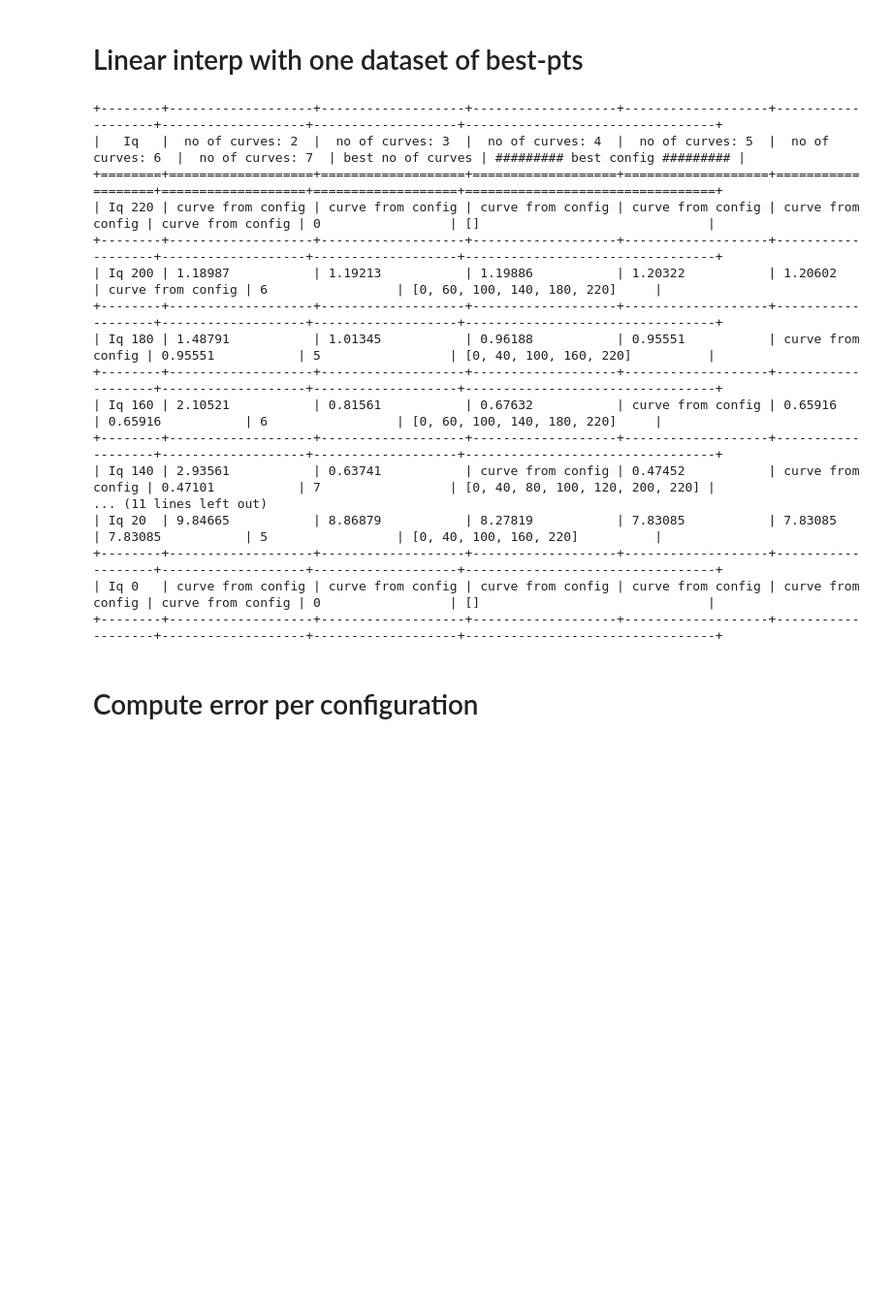
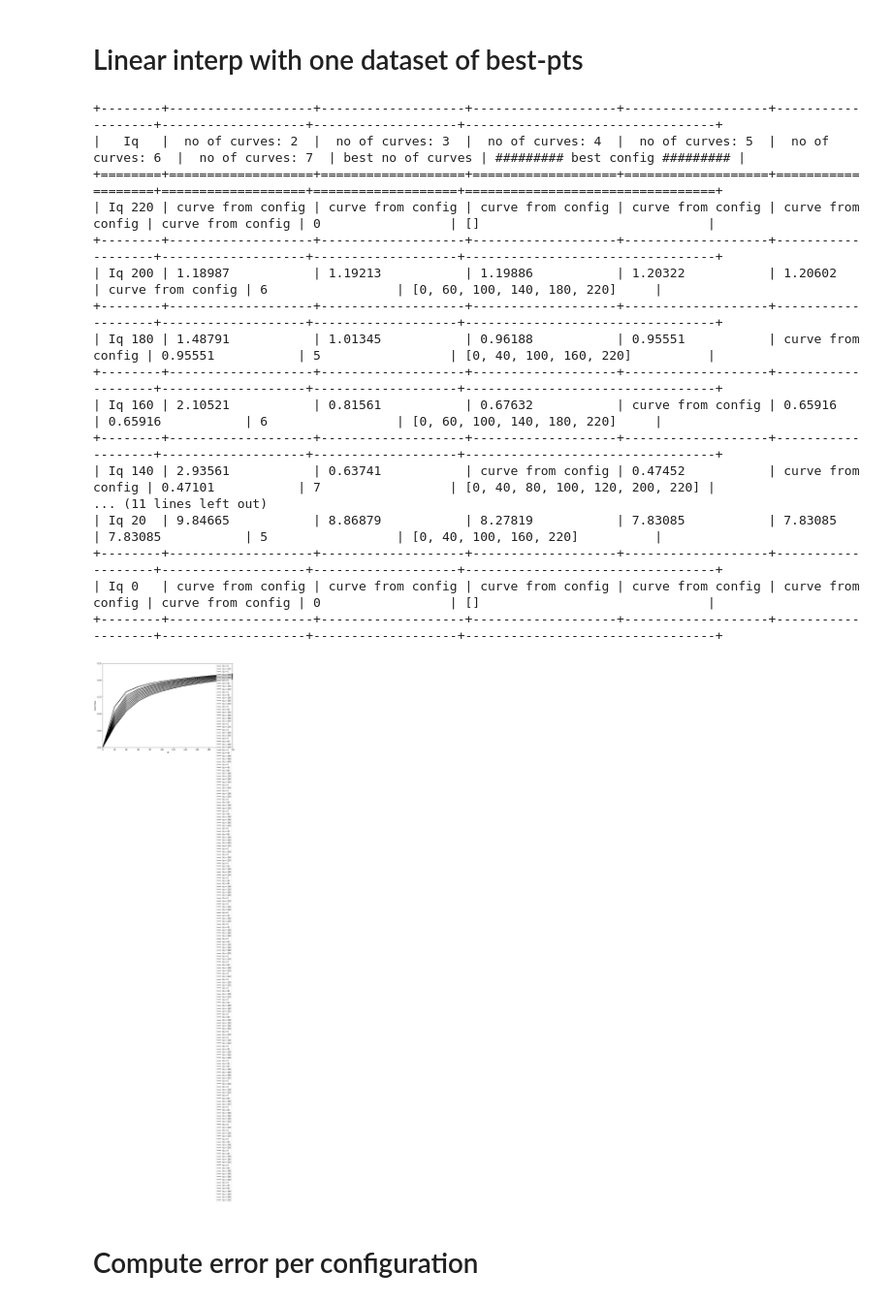
Before and after one commit to gleotescu/iq_interpolation, a Jupyter notebook: curve.ipynb, the cells around one changed output. Shown at 97% size. Cells and saved outputs as stored; diff of their text form; code cells hidden in the pictures; blank space fills up the shorter version.

Commit message:
plotted the configuration curves with black

```diff
--- a/curve.ipynb
+++ b/curve.ipynb
@@ -61,6 +61,7 @@ def data_from_file(file_name,case):
 
 
 ids, dfs, iqs, xLabel, yLabel, Is = data_from_file('i_direct_flux', 1)
+plt.rcParams["figure.figsize"] = [12, 8]
 # %% [markdown]
 # Plot all Iqs curves
 # %%
@@ -279,7 +282,8 @@ for curves_num in config_curves_num:#pt fiecare nr de curbe din 11,10,...3
 # %% [markdown]
 # Linear interp with one dataset of best-pts
 # %%
-import sys
+# ##
+import sys #
 from scipy.interpolate import interp1d
 from scipy import interpolate
 
@@ -401,37 +405,48 @@ for curve in all_curves:
 #         plt.grid()
 #         plt.show()
 
-
+        for i in indices:
+            df = dfs[:, i]
+            plt.plot(ids, df, label='Iq = %d' %iqs[i], color = 'black')
+            plt.ylim([0, 0.25])
+            plt.xlim([0, 220])
+            plt.xticks(ids)
+            plt.xlabel(xLabel)
+            plt.ylabel(yLabel)
+            plt.legend(loc='best')
+#         plt.grid()
+#         plt.show()
 
 
         row.append(best_err_gr)
 
     row.append(len(best_config))
     row.append(best_config)
 
     rows.append(row)
 
 
 table = plotTable(headers=headers, rows=rows, column_width=True, precision=5)
 print(table)
 # %% [output]
 +--------+-------------------+-------------------+-------------------+-------------------+-------------------+-------------------+-------------------+---------------------------------+
 |   Iq   |  no of curves: 2  |  no of curves: 3  |  no of curves: 4  |  no of curves: 5  |  no of curves: 6  |  no of curves: 7  | best no of curves | ######### best config ######### |
 +========+===================+===================+===================+===================+===================+===================+===================+=================================+
 | Iq 220 | curve from config | curve from config | curve from config | curve from config | curve from config | curve from config | 0                 | []                              |
 +--------+-------------------+-------------------+-------------------+-------------------+-------------------+-------------------+-------------------+---------------------------------+
 | Iq 200 | 1.18987           | 1.19213           | 1.19886           | 1.20322           | 1.20602           | curve from config | 6                 | [0, 60, 100, 140, 180, 220]     |
 +--------+-------------------+-------------------+-------------------+-------------------+-------------------+-------------------+-------------------+---------------------------------+
 | Iq 180 | 1.48791           | 1.01345           | 0.96188           | 0.95551           | curve from config | 0.95551           | 5                 | [0, 40, 100, 160, 220]          |
 +--------+-------------------+-------------------+-------------------+-------------------+-------------------+-------------------+-------------------+---------------------------------+
 | Iq 160 | 2.10521           | 0.81561           | 0.67632           | curve from config | 0.65916           | 0.65916           | 6                 | [0, 60, 100, 140, 180, 220]     |
 +--------+-------------------+-------------------+-------------------+-------------------+-------------------+-------------------+-------------------+---------------------------------+
 | Iq 140 | 2.93561           | 0.63741           | curve from config | 0.47452           | curve from config | 0.47101           | 7                 | [0, 40, 80, 100, 120, 200, 220] |
 ... (11 lines left out)
 | Iq 20  | 9.84665           | 8.86879           | 8.27819           | 7.83085           | 7.83085           | 7.83085           | 5                 | [0, 40, 100, 160, 220]          |
 +--------+-------------------+-------------------+-------------------+-------------------+-------------------+-------------------+-------------------+---------------------------------+
 | Iq 0   | curve from config | curve from config | curve from config | curve from config | curve from config | curve from config | 0                 | []                              |
 +--------+-------------------+-------------------+-------------------+-------------------+-------------------+-------------------+-------------------+---------------------------------+
+[figure, added]
 # %% [markdown]
 # Compute error per configuration
 # %%
```
Also changed, not shown: parts of 3 cells of this notebook.
